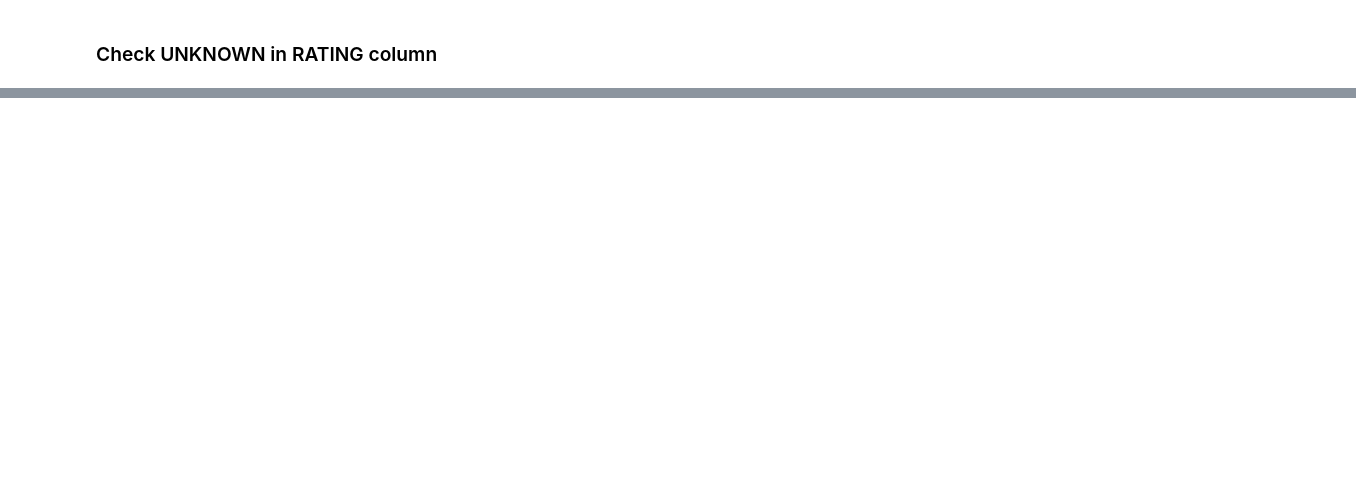
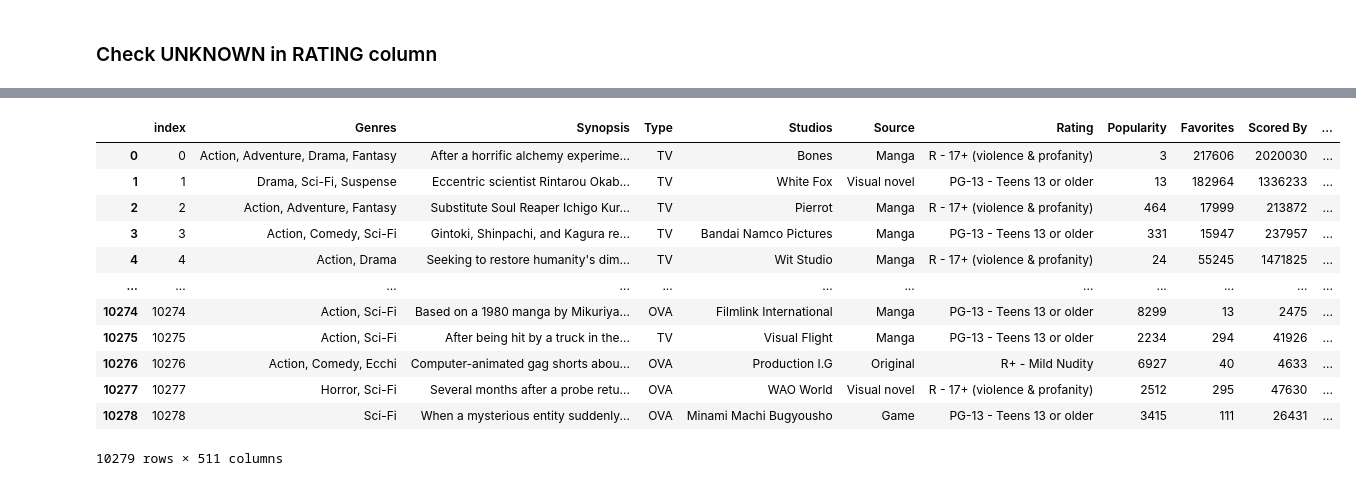
Before and after one commit to MinhHung7/Final_Project_DataScienceProgramming, a Jupyter notebook: anime_rating_classification.ipynb, the cells around one changed output, grey strips where cells are left out. Saved outputs shown, nothing was run; the diff lists cells and outputs as text; code cells hidden in the pictures; blank space fills up the shorter version.

```diff
--- a/anime_rating_classification.ipynb
+++ b/anime_rating_classification.ipynb
@@ -110,0 +160,3 @@ ValueError: could not convert string to float: 'Fullmetal Alchemist: Brotherhood
+# %%
+anime_clean_df = anime_clean_df[anime_clean_df['Source'] != 'Unknown']
+anime_clean_df
@@ -110,0 +210,5 @@ ValueError: could not convert string to float: 'Fullmetal Alchemist: Brotherhood
+# %%
+filtering = anime_clean_df[anime_clean_df['Synopsis'] == "No description available for this anime."]
+anime_clean_df.drop(filtering.index,inplace=True)
+anime_clean_df.reset_index(drop=True, inplace=True)
+anime_clean_df
@@ -110,0 +293,4 @@ ValueError: could not convert string to float: 'Fullmetal Alchemist: Brotherhood
+# %%
+tfidfvectorsizer = TfidfVectorizer(max_features=500,stop_words='english',ngram_range=(1,3))
+word_array = tfidfvectorsizer.fit_transform(anime_clean_df['Synopsis'])
+print(word_array.toarray()[0])
@@ -110,0 +315,3 @@ ValueError: could not convert string to float: 'Fullmetal Alchemist: Brotherhood
+# %%
+tfidf_values = pd.DataFrame(word_array.toarray(), columns=tfidfvectorsizer.get_feature_names_out())
+print(tfidf_values)
@@ -110,0 +336,17 @@ ValueError: could not convert string to float: 'Fullmetal Alchemist: Brotherhood
+# %%
+anime_clean_df = pd.concat([anime_clean_df.reset_index(),tfidf_values],axis=1)
+anime_clean_df
+# %% [output]
+|  | index | Genres | Synopsis | Type | Studios | Source | Rating | Popularity | Favorites | Scored By | ... |
+| 0 | 0 | Action, Adventure, Drama, Fantasy | After a horrific alchemy experime... | TV | Bones | Manga | R - 17+ (violence & profanity) | 3 | 217606 | 2020030 | ... |
+| 1 | 1 | Drama, Sci-Fi, Suspense | Eccentric scientist Rintarou Okab... | TV | White Fox | Visual novel | PG-13 - Teens 13 or older | 13 | 182964 | 1336233 | ... |
+| 2 | 2 | Action, Adventure, Fantasy | Substitute Soul Reaper Ichigo Kur... | TV | Pierrot | Manga | R - 17+ (violence & profanity) | 464 | 17999 | 213872 | ... |
+| 3 | 3 | Action, Comedy, Sci-Fi | Gintoki, Shinpachi, and Kagura re... | TV | Bandai Namco Pictures | Manga | PG-13 - Teens 13 or older | 331 | 15947 | 237957 | ... |
+| 4 | 4 | Action, Drama | Seeking to restore humanity's dim... | TV | Wit Studio | Manga | R - 17+ (violence & profanity) | 24 | 55245 | 1471825 | ... |
+| ... | ... | ... | ... | ... | ... | ... | ... | ... | ... | ... | ... |
+| 10274 | 10274 | Action, Sci-Fi | Based on a 1980 manga by Mikuriya... | OVA | Filmlink International | Manga | PG-13 - Teens 13 or older | 8299 | 13 | 2475 | ... |
+| 10275 | 10275 | Action, Sci-Fi | After being hit by a truck in the... | TV | Visual Flight | Manga | PG-13 - Teens 13 or older | 2234 | 294 | 41926 | ... |
+| 10276 | 10276 | Action, Comedy, Ecchi | Computer-animated gag shorts abou... | OVA | Production I.G | Original | R+ - Mild Nudity | 6927 | 40 | 4633 | ... |
+| 10277 | 10277 | Horror, Sci-Fi | Several months after a probe retu... | OVA | WAO World | Visual novel | R - 17+ (violence & profanity) | 2512 | 295 | 47630 | ... |
+| 10278 | 10278 | Sci-Fi | When a mysterious entity suddenly... | OVA | Minami Machi Bugyousho | Game | PG-13 - Teens 13 or older | 3415 | 111 | 26431 | ... |
+10279 rows × 511 columns
```
Also changed, not shown: parts of 53 cells of this notebook, 1 other file.
